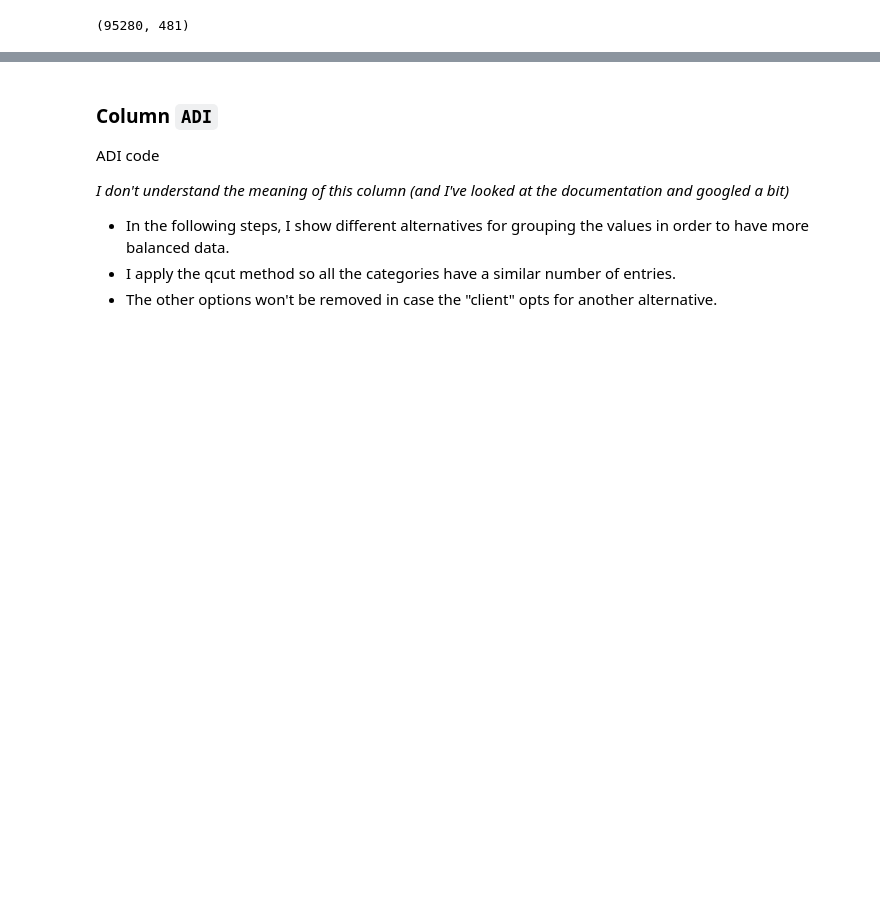
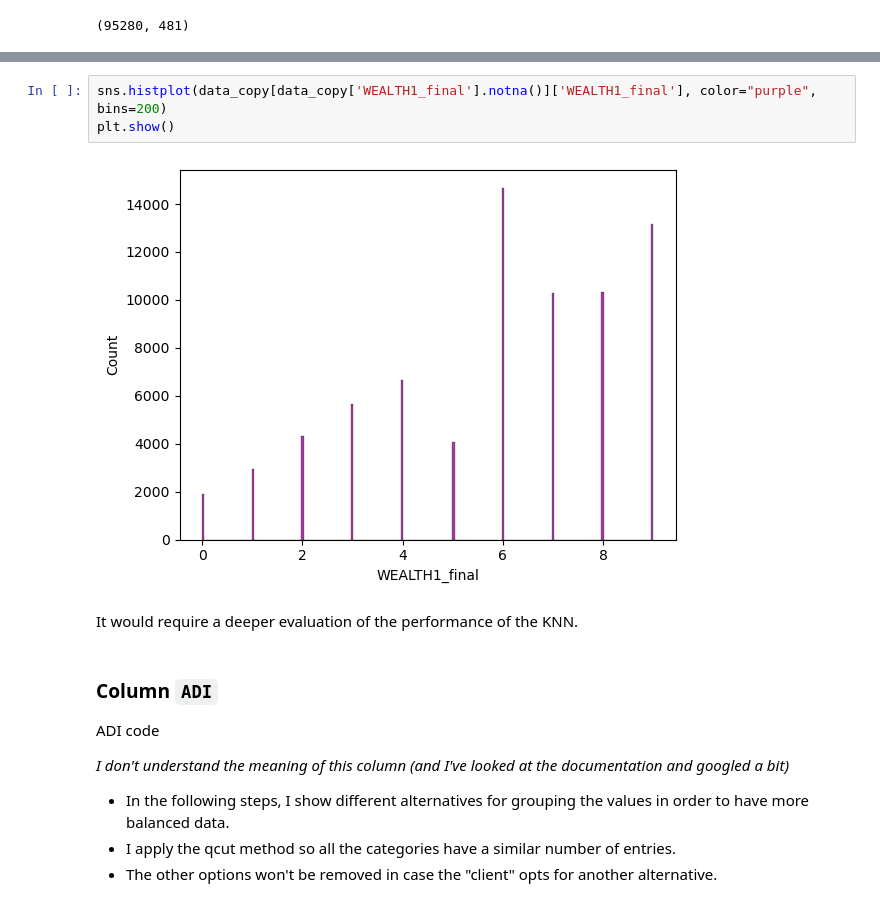
Before and after one commit to Tallaringues/lab-feature-engineering-Ali, a Jupyter notebook: lab-feature-engineering_Ali.ipynb, the cells around one changed output, grey strips where cells are left out. Cells and saved outputs as stored; diff of their text form; blank space fills up the shorter version.

```diff
--- a/lab-feature-engineering_Ali.ipynb
+++ b/lab-feature-engineering_Ali.ipynb
@@ -341,3 +346,10 @@ data_copy.shape
+# %%
+sns.histplot(data_copy[data_copy['WEALTH1_final'].notna()]['WEALTH1_final'], color="purple", bins=200)
+plt.show()
+# %% [output]
+[figure, added]
+# %% [markdown]
+It would require a deeper evaluation of the performance of the KNN.
 # %% [markdown]
 ### Column `ADI`
 ADI code
```
Also changed, not shown: parts of 1 cell of this notebook.
